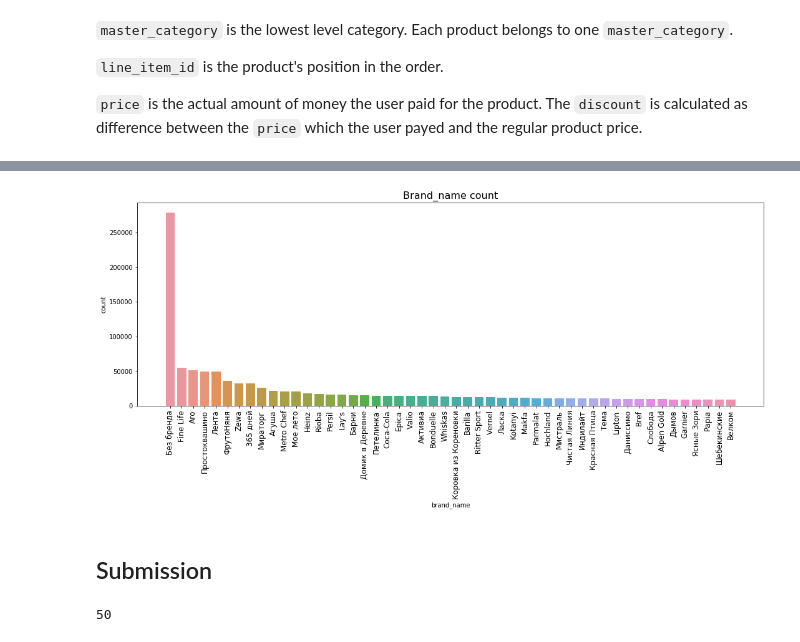
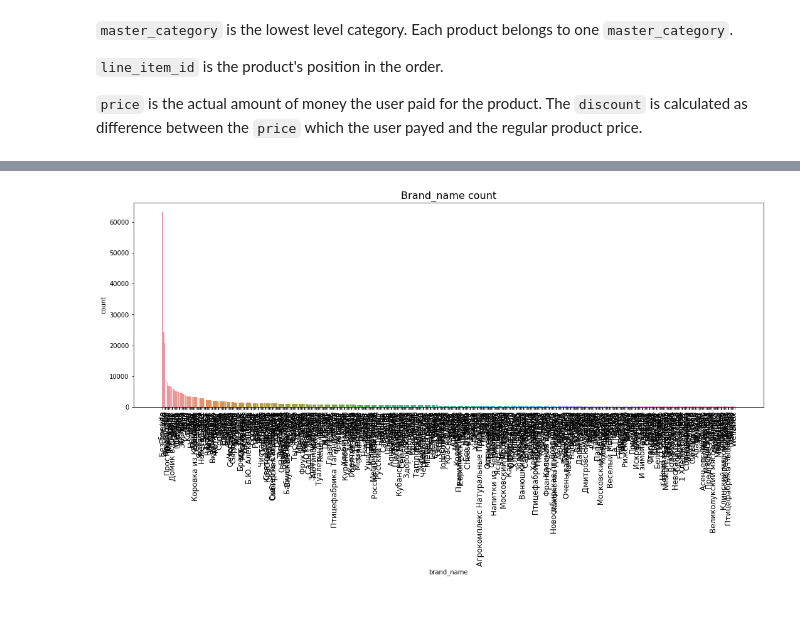
Before and after one commit to albellov/Sbermarket_hack_Hugs_for_Bugs, a Jupyter notebook: data_process.ipynb, the cells around one changed output, grey strips where cells are left out. Drawn from its saved outputs; the diff is of its cells as text; code cells hidden in the pictures; blank space fills up the shorter version.

```diff
--- a/data_process.ipynb
+++ b/data_process.ipynb
@@ -243,6 +273,4 @@ order_ids
 # %%
-count_plot(prod_df, 'brand_name', top=50)
+count_plot(prod_df, 'brand_name', top=500)
 # %% [output]
-[figure, old version]
+[figure, new version]
-# %% [markdown]
-## Submission
@@ -251,4 +276,0 @@ sabm_df = pd.read_csv(PATH_TO_SMPL_SUBM)
-# %%
-len(sabm_df.Predicted[2].split(' '))
-# %% [output]
-50
```
Also changed, not shown: parts of 18 cells of this notebook, 4 other files.
